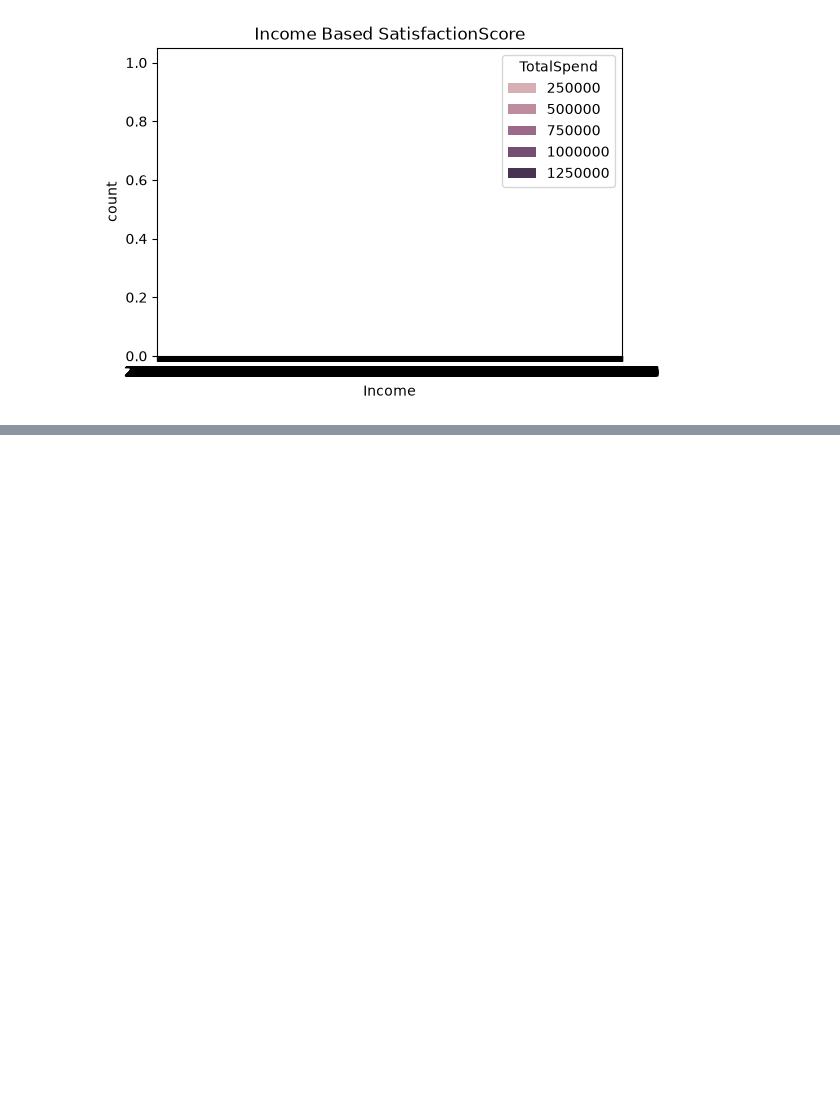
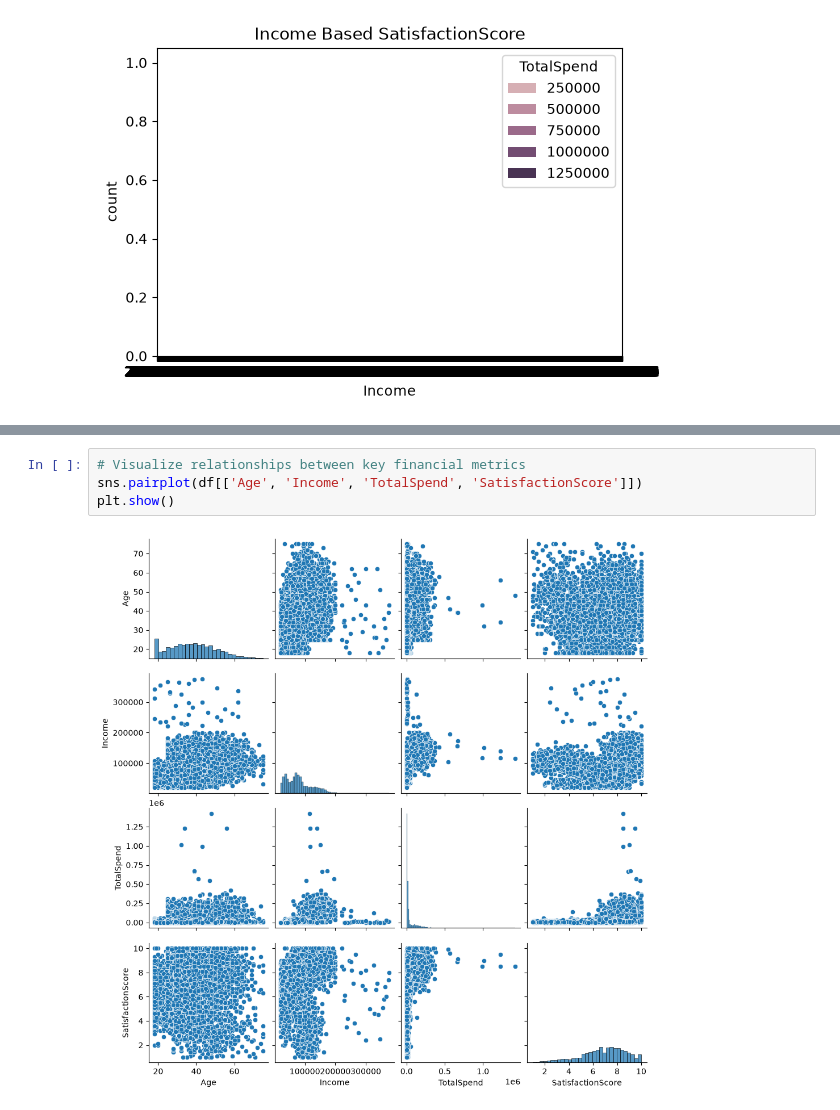
Before and after one commit to ashishpatel3630-art/PRISM_AI_Models, a Jupyter notebook: model/Customer_segmentation/Segmentation.ipynb, the cells around one changed output, grey strips where cells are left out. Cells and saved outputs as stored; diff of their text form; blank space fills up the shorter version.

```diff
--- a/model/Customer_segmentation/Segmentation.ipynb
+++ b/model/Customer_segmentation/Segmentation.ipynb
@@ -92,0 +107,6 @@ plt.show()
+# %%
+# Visualize relationships between key financial metrics
+sns.pairplot(df[['Age', 'Income', 'TotalSpend', 'SatisfactionScore']])
+plt.show()
+# %% [output]
+[figure, added]
```
Also changed, not shown: parts of 10 cells of this notebook, 1 other file.
